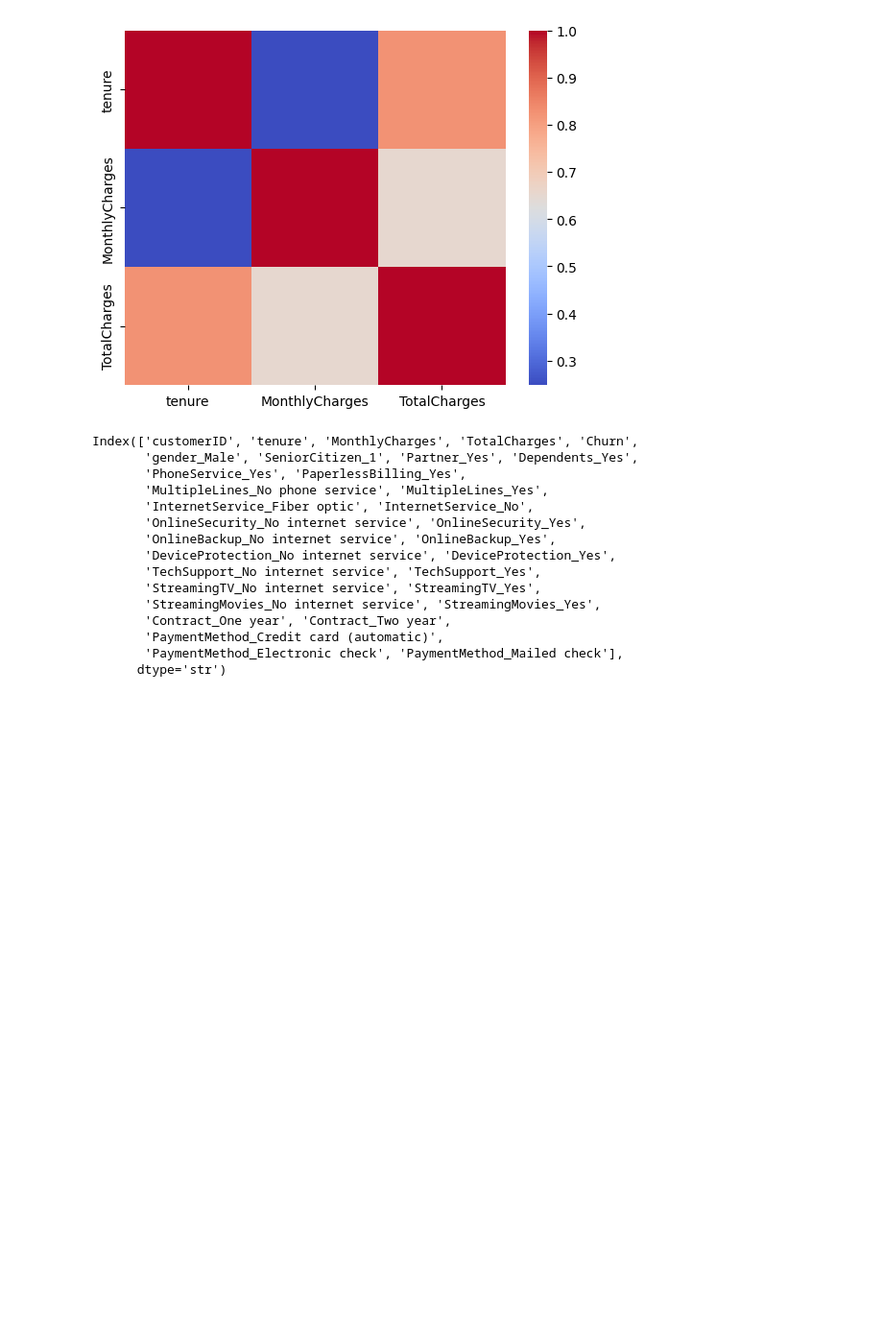
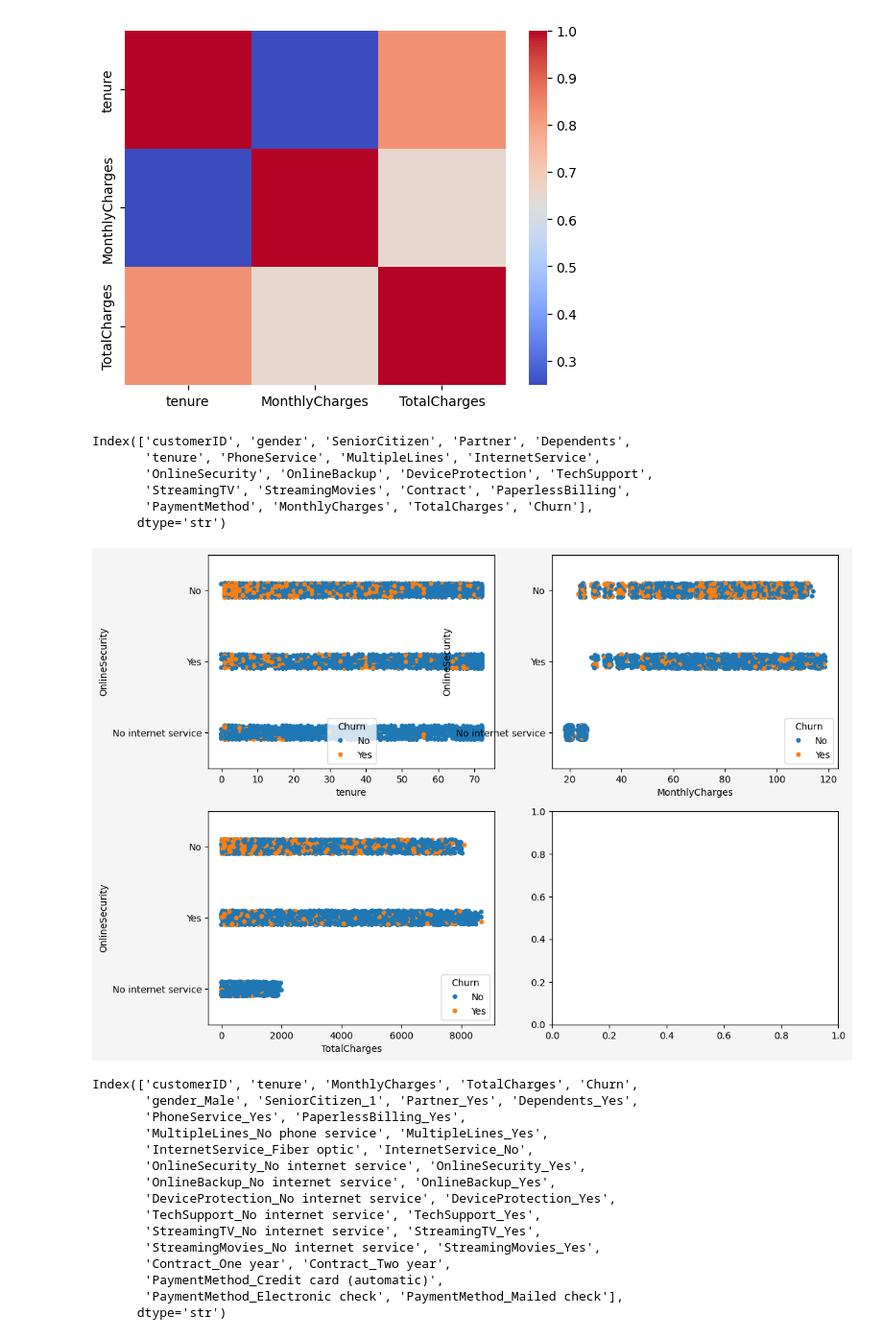
Before and after one commit to Sidik0001/Application-of-AI, a Jupyter notebook: AI.ipynb, the cells around one changed output. Shown at 96% size. Saved outputs shown, nothing was run; the diff lists cells and outputs as text; code cells hidden in the pictures; blank space fills up the shorter version.

```diff
--- a/AI.ipynb
+++ b/AI.ipynb
@@ -297,11 +297,23 @@ sns.heatmap(df[continuous].corr(), cmap='coolwarm')
 # %% [output]
 <Axes: >
 [figure]
+# %%
+df.columns
+# %% [output]
+Index(['customerID', 'gender', 'SeniorCitizen', 'Partner', 'Dependents',
+       'tenure', 'PhoneService', 'MultipleLines', 'InternetService',
+       'OnlineSecurity', 'OnlineBackup', 'DeviceProtection', 'TechSupport',
+       'StreamingTV', 'StreamingMovies', 'Contract', 'PaperlessBilling',
+       'PaymentMethod', 'MonthlyCharges', 'TotalCharges', 'Churn'],
+      dtype='str')
 # %%
-# fig, ax = plt.subplots(2,2, figsize=(12,9))
-# fig.patch.set_facecolor('whitesmoke')
+fig, ax = plt.subplots(2,2, figsize=(12,9))
+fig.patch.set_facecolor('whitesmoke')
 
-# for i, features in enumerate(continuous):
+for i, features in enumerate(continuous):
+    sns.stripplot(df, x=features, y='OnlineSecurity', ax=ax[i//2][i%2], hue='Churn')
+# %% [output]
+[figure, added]
 # %%
 df1.columns
 # %% [output]
```
